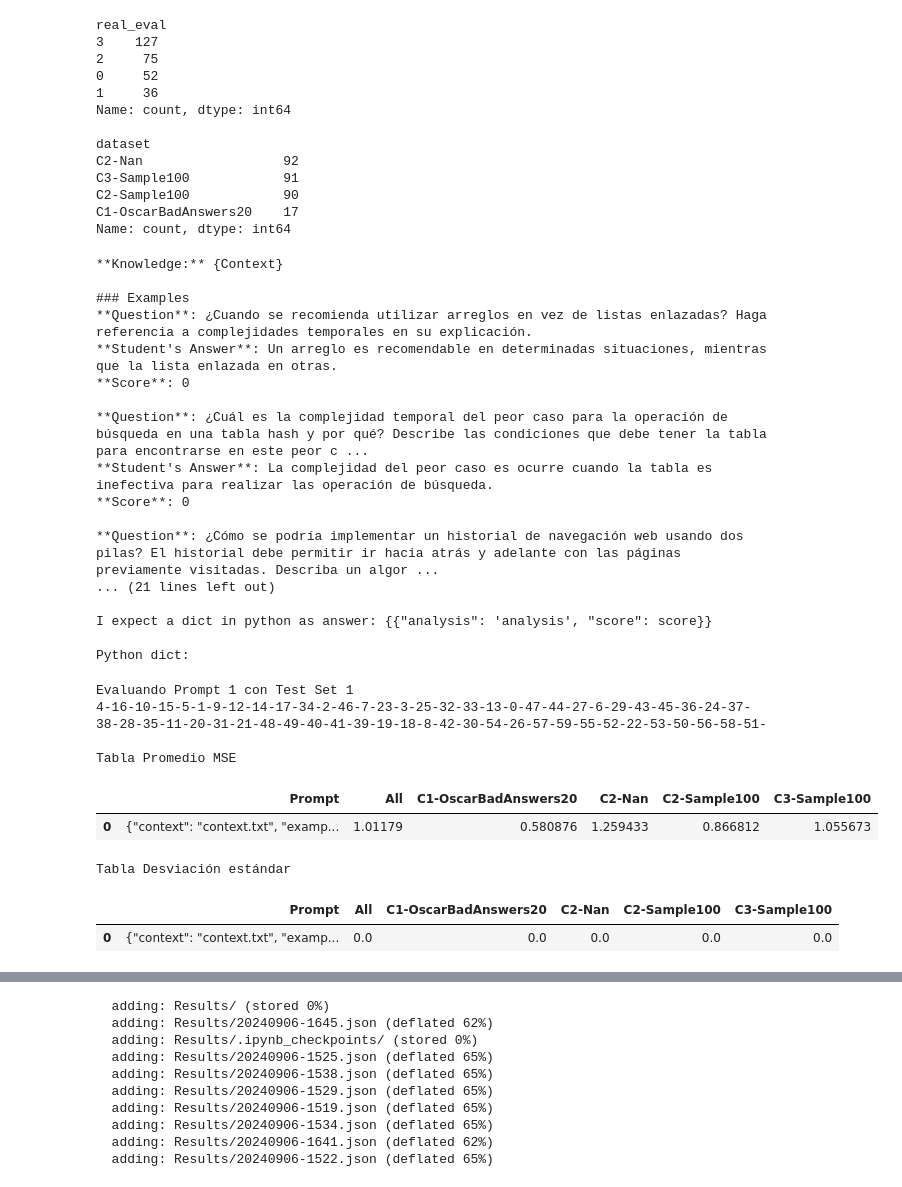
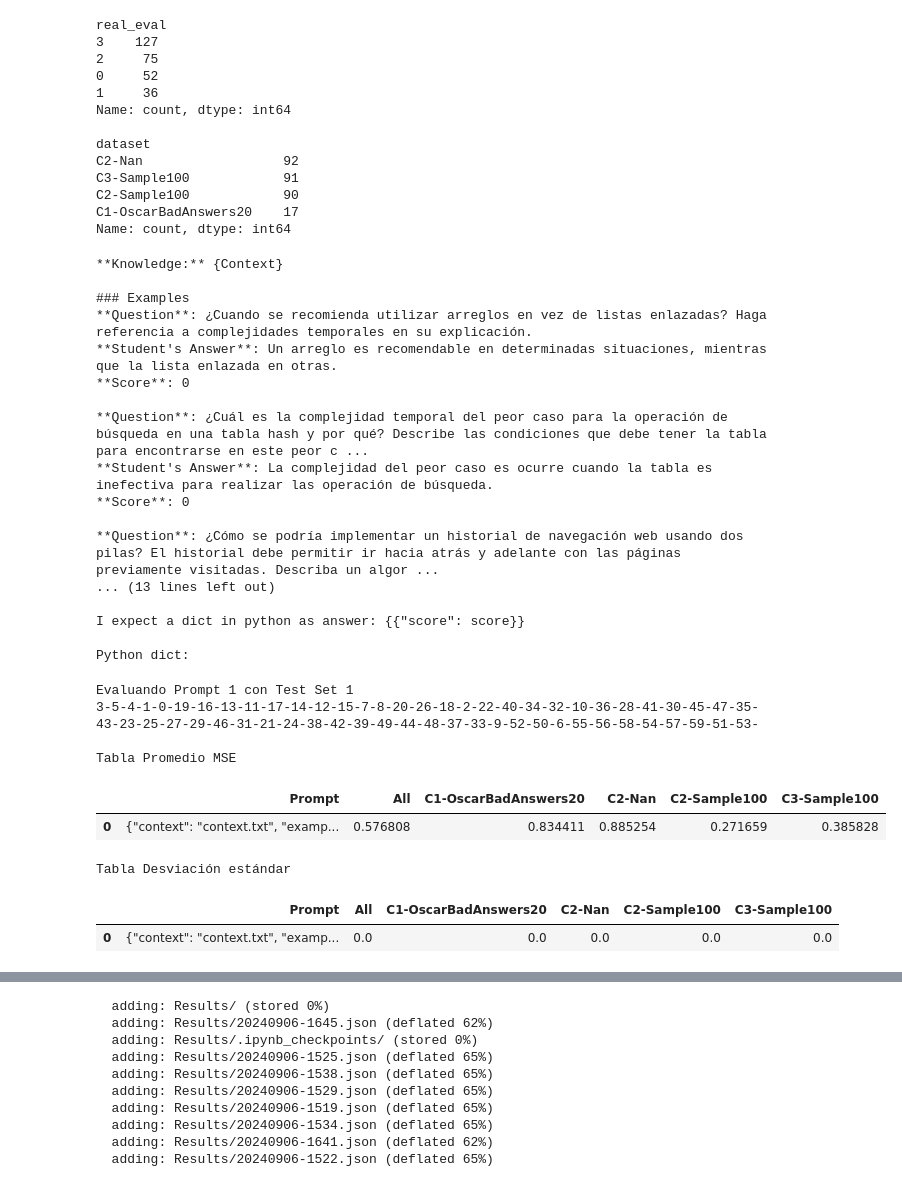
Before and after one commit to OscarRojasG/Experimentos-GPTValidator, a Jupyter notebook: Framework_Experimentos.ipynb, the cells around one changed output, grey strips where cells are left out. Cells and saved outputs as stored; diff of their text form; code cells hidden in the pictures.

```diff
--- a/Framework_Experimentos.ipynb
+++ b/Framework_Experimentos.ipynb
@@ -416,8 +506,9 @@ gpt_dicts = [
 
 real_scores = [3, 2, 1]
 criteria = []
+eval_function = "map4"
 
-eval_params = optimize_params(gpt_dicts, real_scores, criteria, "map")
+eval_params = optimize_params(gpt_dicts, real_scores, criteria, eval_function)
 print(eval_params)
-convert_gpt_scores(gpt_dicts, real_scores, criteria, "map", eval_params)
+convert_gpt_scores(gpt_dicts, real_scores, criteria, eval_function, eval_params)
 # %% [output]
@@ -820,8 +912,7 @@ prompt_data = {
     "question": "question.txt",
     "answer": "answer.txt",
     "instructions": {
-        "analysis": "analysis_full.txt",
-        "score": "score_single.txt"
+        "score": "score_single.txt",
     }
 }
 
@@ -841,20 +932,20 @@ prompts = generate_prompts(prompt_data, prompt_folder)
 **Score**: 0
 
 **Question**: ¿Cómo se podría implementar un historial de navegación web usando dos pilas? El historial debe permitir ir hacia atrás y adelante con las páginas previamente visitadas. Describa un algor ...
-... (21 lines left out)
+... (13 lines left out)
 
-I expect a dict in python as answer: {{"analysis": 'analysis', "score": score}}
+I expect a dict in python as answer: {{"score": score}}
 
 Python dict:
 # %%
-x = experiment(df, prompts, repetitions=1, eval_function="map", eval_params=[1, 3.33, 6.66], train_set_size=40, test_set_size=60, seed=42, model="gpt-4o-mini", temperature=0.1, normalize_mse=False, repeat_test_set=True)
+x = experiment(df, prompts, repetitions=1, eval_function="map2", eval_params=[1, 3.33, 6.66], train_set_size=40, test_set_size=60, seed=42, model="gpt-4o-mini", temperature=0.1, normalize_mse=False, repeat_test_set=True)
 # %% [output]
 Evaluando Prompt 1 con Test Set 1
-4-16-10-15-5-1-9-12-14-17-34-2-46-7-23-3-25-32-33-13-0-47-44-27-6-29-43-45-36-24-37-38-28-35-11-20-31-21-48-49-40-41-39-19-18-8-42-30-54-26-57-59-55-52-22-53-50-56-58-51-
+3-5-4-1-0-19-16-13-11-17-14-12-15-7-8-20-26-18-2-22-40-34-32-10-36-28-41-30-45-47-35-43-23-25-27-29-46-31-21-24-38-42-39-49-44-48-37-33-9-52-50-6-55-56-58-54-57-59-51-53-
 
 Tabla Promedio MSE
 |  | Prompt | All | C1-OscarBadAnswers20 | C2-Nan | C2-Sample100 | C3-Sample100 |
-| 0 | {"context": "context.txt", "examp... | 1.01179 | 0.580876 | 1.259433 | 0.866812 | 1.055673 |
+| 0 | {"context": "context.txt", "examp... | 0.576808 | 0.834411 | 0.885254 | 0.271659 | 0.385828 |
 Tabla Desviación estándar
 |  | Prompt | All | C1-OscarBadAnswers20 | C2-Nan | C2-Sample100 | C3-Sample100 |
 | 0 | {"context": "context.txt", "examp... | 0.0 | 0.0 | 0.0 | 0.0 | 0.0 |
```
Also changed, not shown: parts of 5 cells of this notebook.
